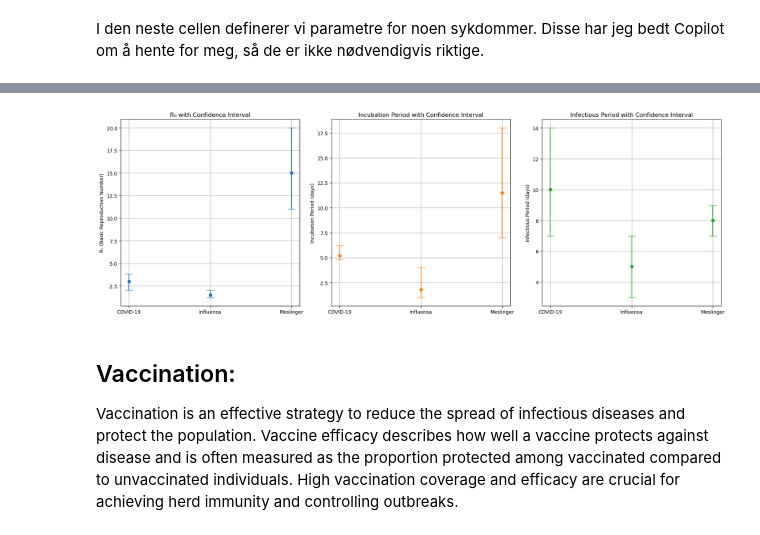
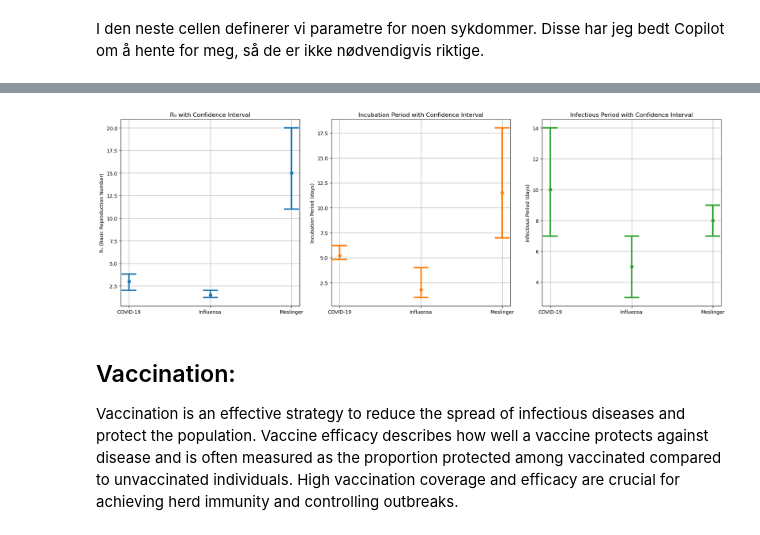
Before and after one commit to galendal/model_prepare, a Jupyter notebook: LIS.ipynb, the cells around one changed output, grey strips where cells are left out. Cells and saved outputs as stored; diff of their text form; code cells hidden in the pictures.

```diff
--- a/LIS.ipynb
+++ b/LIS.ipynb
@@ -93,37 +93,37 @@ r0_means = df_table['R0 (mean)'].values
 r0_cis = np.array([df_table.loc[d, 'R0 (CI)'] for d in diseases])
 r0_err_lower = r0_means - r0_cis[:, 0]
 r0_err_upper = r0_cis[:, 1] - r0_means
-ax.errorbar(diseases, r0_means, yerr=[r0_err_lower, r0_err_upper], fmt='o', capsize=8, color='tab:blue')
+ax.errorbar(diseases, r0_means, yerr=[r0_err_lower, r0_err_upper], fmt='o', capsize=15, capthick=3, linewidth=3, color='tab:blue')
 ax.set_ylabel('R₀ (Basic Reproduction Number)')
 ax.set_title('R₀ with Confidence Interval')
 ax.grid(True)
 
 # Incubation subplot
 ax_inc = axs[1]
 inc_means = df_table['incubation (mean)'].values
 inc_cis = np.array([df_table.loc[d, 'incubation (CI)'] for d in diseases])
 inc_err_lower = inc_means - inc_cis[:, 0]
 inc_err_upper = inc_cis[:, 1] - inc_means
-ax_inc.errorbar(diseases, inc_means, yerr=[inc_err_lower, inc_err_upper], fmt='o', capsize=8, color='tab:orange')
+ax_inc.errorbar(diseases, inc_means, yerr=[inc_err_lower, inc_err_upper], fmt='o', capsize=15, capthick=3, linewidth=3, color='tab:orange')
 ax_inc.set_ylabel('Incubation Period (days)')
 ax_inc.set_title('Incubation Period with Confidence Interval')
 ax_inc.grid(True)
 
 # Infectious period subplot
 ax_inf = axs[2]
 inf_means = df_table['infectious_period (mean)'].values
 inf_cis = np.array([df_table.loc[d, 'infectious_period (CI)'] for d in diseases])
 inf_err_lower = inf_means - inf_cis[:, 0]
 inf_err_upper = inf_cis[:, 1] - inf_means
-ax_inf.errorbar(diseases, inf_means, yerr=[inf_err_lower, inf_err_upper], fmt='o', capsize=8, color='tab:green')
+ax_inf.errorbar(diseases, inf_means, yerr=[inf_err_lower, inf_err_upper], fmt='o', capsize=15, capthick=3, linewidth=3, color='tab:green')
 ax_inf.set_ylabel('Infectious Period (days)')
 ax_inf.set_title('Infectious Period with Confidence Interval')
 ax_inf.grid(True)
 
 plt.tight_layout()
 plt.show()
 # %% [output]
-[figure, old version]
+[figure, new version]
 # %% [markdown]
 ## Vaccination:
 Vaccination is an effective strategy to reduce the spread of infectious diseases and protect the population. Vaccine efficacy describes how well a vaccine protects against disease and is often measured as the proportion protected among vaccinated compared to unvaccinated individuals. High vaccination coverage and efficacy are crucial for achieving herd immunity and controlling outbreaks.
```
Also changed, not shown: parts of 8 cells of this notebook.
